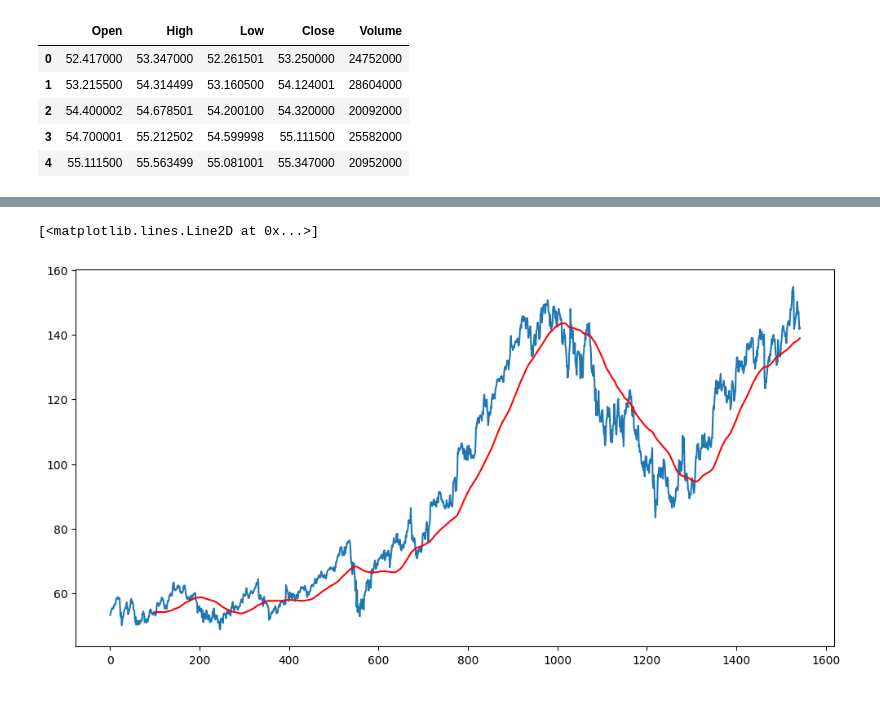
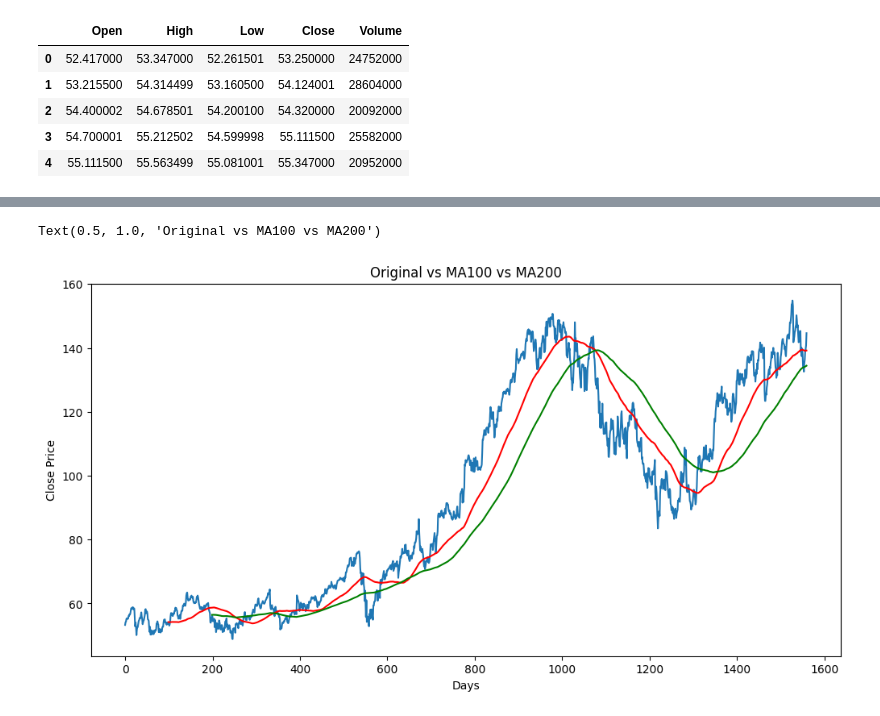
Before and after one commit to kushaljgec2025/Stock_Market_Price_Prediction_Using-RNN, a Jupyter notebook: test.ipynb, the cells around one changed output, grey strips where cells are left out. Saved outputs shown, nothing was run; the diff lists cells and outputs as text; code cells hidden in the pictures.

```diff
--- a/test.ipynb
+++ b/test.ipynb
@@ -119,4 +132,5 @@ df1
 # %%
 ma100=df1.Close.rolling(100).mean()
+ma200=df1.Close.rolling(200).mean()
 ma100
 # %% [output]
@@ -135,10 +149,14 @@ Name: Close, Length: 1543, dtype: float64
 # %%
 plt.figure(figsize=(12,6))
 plt.plot(df1.Close)
-plt.plot(ma100,'red')
+plt.plot(ma100,'red',label='Original vs MA100 vs MA200')
+plt.plot(ma200,'green')
+plt.xlabel('Days')
+plt.ylabel('Close Price')
+plt.title('Original vs MA100 vs MA200')
 # %% [output]
-[<matplotlib.lines.Line2D at 0x...>]
+Text(0.5, 1.0, 'Original vs MA100 vs MA200')
-[figure, old version]
+[figure, new version]
 # %%
 df1.shape
 # %% [output]
```
Also changed, not shown: parts of 14 cells of this notebook, 2 other files.
